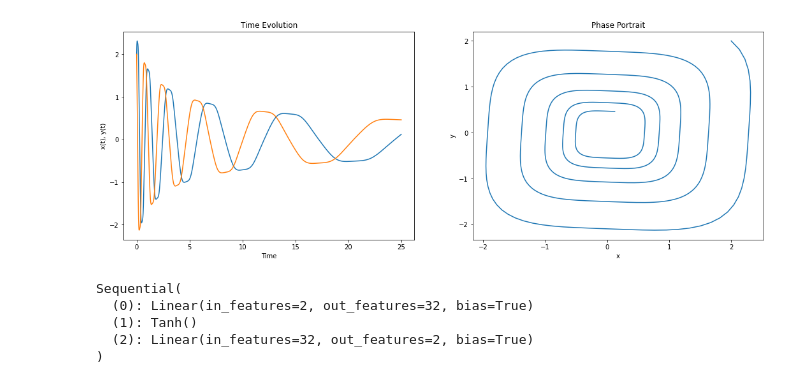
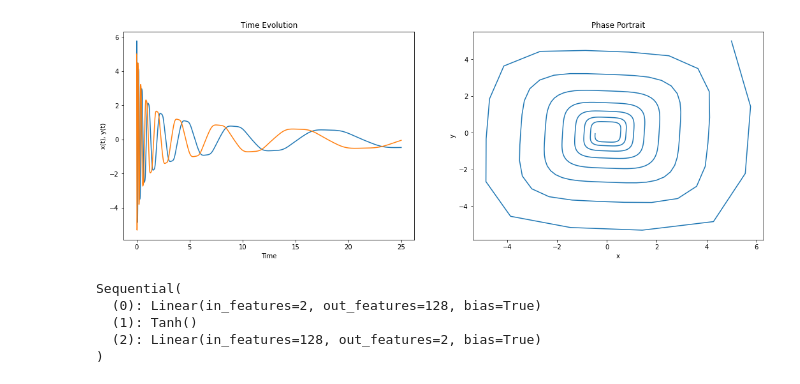
Before and after one commit to thecomputationguy/neural-network-differential-equations, a Jupyter notebook: test_notebook.ipynb, the cells around one changed output. Cells and saved outputs as stored; diff of their text form; code cells hidden in the pictures.

```diff
--- a/test_notebook.ipynb
+++ b/test_notebook.ipynb
@@ -7,37 +8,39 @@ from neural_damped_oscillator import ODE_NN
 # %%
 # set up the differential equation and get a reference solution (which is also the training data)
 
-x0y0 = [2,2]
+x0y0 = [5,5]
 t = np.arange(0, 25, 0.01)
+noise_factor = 0.0
 
 def f(y, t):
     return [-0.1*y[0]**3 + 2.0*y[1]**3, -2.0*y[0]**3 - 0.1*y[1]**3]
 
 system = odeint(f, x0y0, t)
+training_data = system + noise_factor * system.std(0) * np.random.randn(system.shape[0], system.shape[1])
 
 # plot the trajectories and the phase portraits
 
 fig, axs = plt.subplots(1,2, figsize=(18,6))
 axs[0].plot(t, system)
 axs[0].set_xlabel('Time')
 axs[0].set_ylabel('x(t), y(t)')
 axs[0].set_title('Time Evolution')
 axs[1].plot(system[:,0], system[:,1])
 axs[1].set_xlabel('x')
 axs[1].set_ylabel('y')
 axs[1].set_title('Phase Portrait')
 plt.show()
 # %% [output]
-[figure, old version]
+[figure, new version]
 # %%
 # Initialize the model and check the architecture
 
-model = ODE_NN(0.01, system, 2, 'AM', num_neurons=32)
+model = ODE_NN(0.01, training_data, 2, 'AM', num_neurons=128)
 # %% [output]
 Sequential(
-  (0): Linear(in_features=2, out_features=32, bias=True)
+  (0): Linear(in_features=2, out_features=128, bias=True)
   (1): Tanh()
-  (2): Linear(in_features=32, out_features=2, bias=True)
+  (2): Linear(in_features=128, out_features=2, bias=True)
 )
 # %%
 # Train the NN model using the data from the ODE solver and use it as the surrogate for the ODE
```
Also changed, not shown: parts of 5 cells of this notebook, 2 other files.
